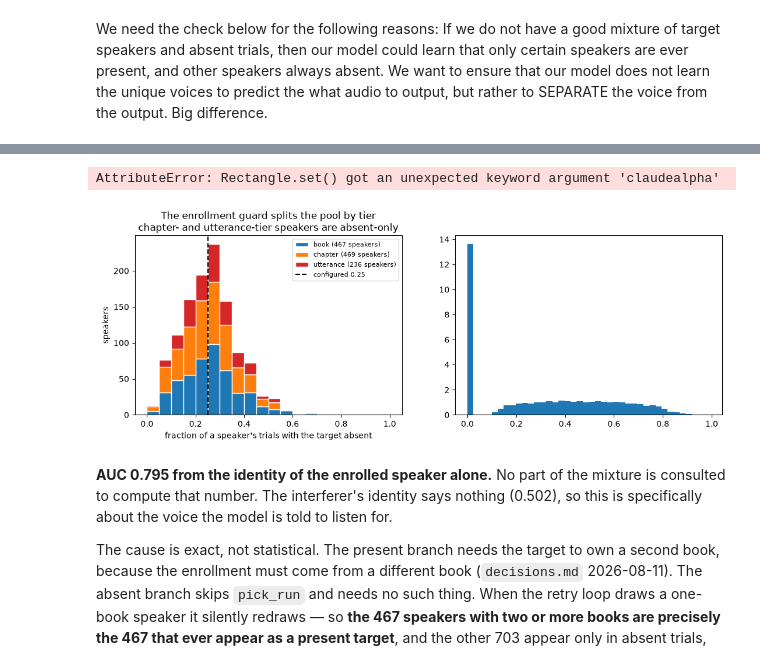
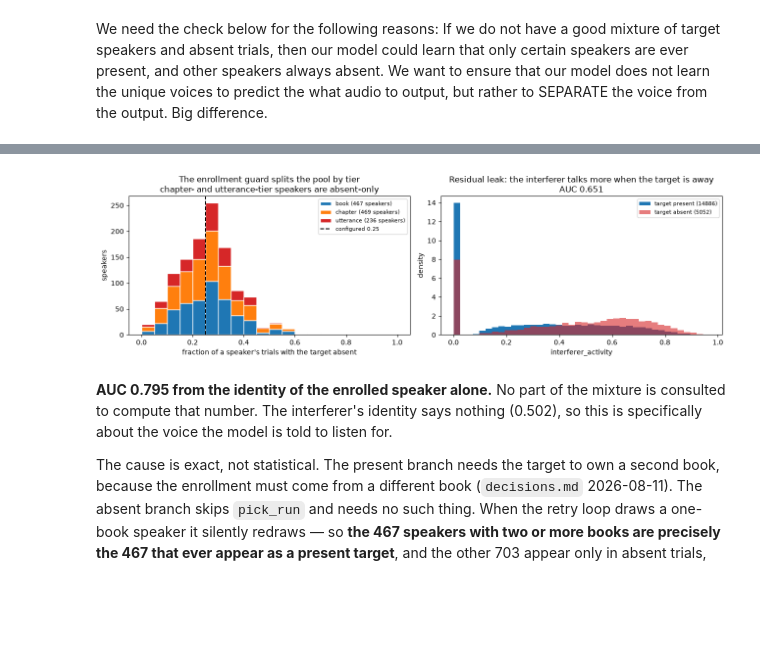
Before and after one commit to grantxxcoder/TargetSpeakerExtractor, a Jupyter notebook: src/exploratory/data_setup.ipynb, the cells around one changed output, grey strips where cells are left out. Saved outputs shown, nothing was run; the diff lists cells and outputs as text; code cells hidden in the pictures; blank space fills up the shorter version.

```diff
--- a/src/exploratory/data_setup.ipynb
+++ b/src/exploratory/data_setup.ipynb
@@ -1257,36 +1257,35 @@ fig, (ax1, ax2) = plt.subplots(1, 2, figsize=(13, 4))
 bins = np.linspace(0, 1, 21)
 groups, labels, colours = [], [], []
 for t in TIERS:
     members = tier_avail[tier_avail == t].index
     v = usage.loc[usage.index.isin(members), "mean"]
     groups.append(v)
     labels.append(f"{t} ({len(v)} speakers)")
     colours.append(TIER_COLOUR[t])
 ax1.hist(groups, bins=bins, stacked=True, edgecolor="white",
          color=colours, label=labels)
 ax1.axvline(D.cfg["target_absent_fraction"], color="black", linestyle="--",
             label=f"configured {D.cfg['target_absent_fraction']}")
 ax1.set_xlabel("fraction of a speaker's trials with the target absent")
 ax1.set_ylabel("speakers")
 ax1.set_title("The enrollment guard splits the pool by tier\n"
               "chapter- and utterance-tier speakers are absent-only")
 ax1.legend(fontsize=8)
 
-ax2.hist(present["interferer_activity"], bins=40, claudealpha=0.6, density=True,
+ax2.hist(present["interferer_activity"], bins=40,  density=True,
          color="tab:blue", label=f"target present ({len(present)})")
 ax2.hist(absent["interferer_activity"], bins=40, alpha=0.6, density=True,
          color="tab:red", label=f"target absent ({len(absent)})")
 ax2.set_xlabel("interferer_activity")
 ax2.set_ylabel("density")
 ax2.set_title("Residual leak: the interferer talks more when the target is away\n"
               f"AUC {auc((D.df['target_absent'] == 1).astype(int), D.df['interferer_activity']):.3f}")
 ax2.legend(fontsize=8)
 
 plt.tight_layout()
 plt.show()
 # %% [output]
-AttributeError: Rectangle.set() got an unexpected keyword argument 'claudealpha'
-[figure, old version]
+[figure, new version]
 # %% [markdown]
 **AUC 0.795 from the identity of the enrolled speaker alone.** No part of the mixture is consulted to compute that number. The interferer's identity says nothing (0.502), so this is specifically about the voice the model is told to listen for.
 
```
Also changed, not shown: parts of 29 cells of this notebook, 6 other files.
